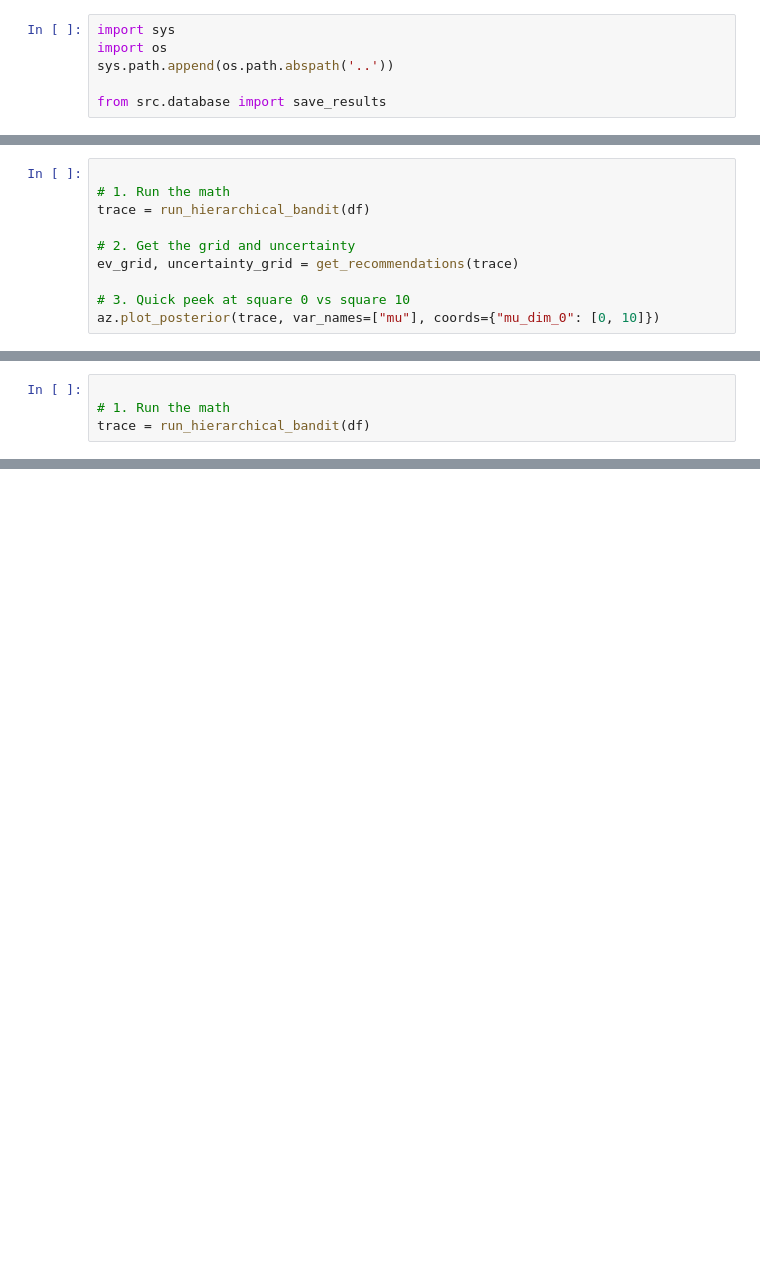
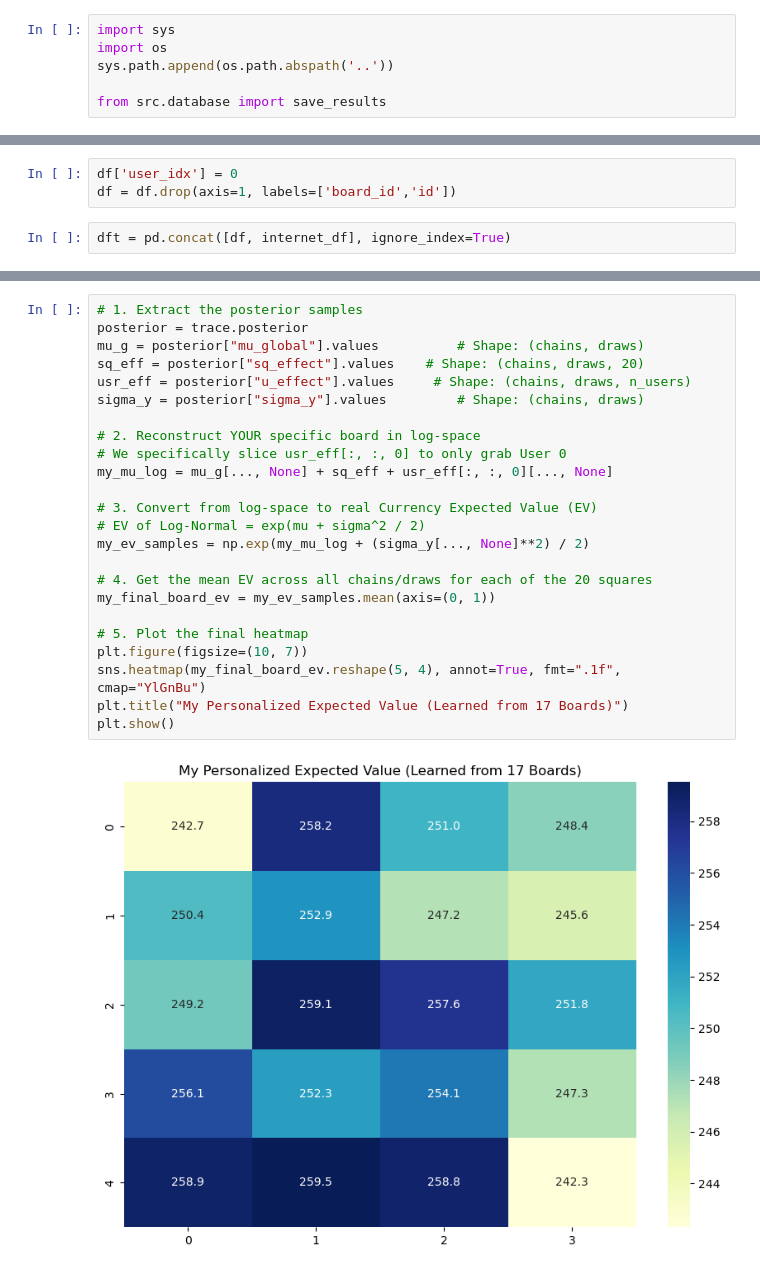
Before and after one commit to ethandeysel/Gameboard-predictor, a Jupyter notebook: notebooks/Exploration.ipynb, the cells around one changed output, grey strips where cells are left out. Saved outputs shown, nothing was run; the diff lists cells and outputs as text; blank space fills up the shorter version.

```diff
--- a/notebooks/Exploration.ipynb
+++ b/notebooks/Exploration.ipynb
@@ -386,10 +102,0 @@ def run_hierarchical_bandit(df):
-# %%
-
-# 1. Run the math
-trace = run_hierarchical_bandit(df)
-
-# 2. Get the grid and uncertainty
-ev_grid, uncertainty_grid = get_recommendations(trace)
-
-# 3. Quick peek at square 0 vs square 10
-az.plot_posterior(trace, var_names=["mu"], coords={"mu_dim_0": [0, 10]})
@@ -459,4 +102,0 @@ def run_hierarchical_bandit(df):
-# %%
-
-# 1. Run the math
-trace = run_hierarchical_bandit(df)
@@ -547,0 +275,5 @@ plot_pbb_heatmap(trace)
+# %%
+df['user_idx'] = 0
+df = df.drop(axis=1, labels=['board_id','id'])
+# %%
+dft = pd.concat([df, internet_df], ignore_index=True)
@@ -547,0 +338,26 @@ plot_pbb_heatmap(trace)
+# %%
+# 1. Extract the posterior samples
+posterior = trace.posterior
+mu_g = posterior["mu_global"].values          # Shape: (chains, draws)
+sq_eff = posterior["sq_effect"].values    # Shape: (chains, draws, 20)
+usr_eff = posterior["u_effect"].values     # Shape: (chains, draws, n_users)
+sigma_y = posterior["sigma_y"].values         # Shape: (chains, draws)
+
+# 2. Reconstruct YOUR specific board in log-space
+# We specifically slice usr_eff[:, :, 0] to only grab User 0
+my_mu_log = mu_g[..., None] + sq_eff + usr_eff[:, :, 0][..., None]
+
+# 3. Convert from log-space to real Currency Expected Value (EV)
+# EV of Log-Normal = exp(mu + sigma^2 / 2)
+my_ev_samples = np.exp(my_mu_log + (sigma_y[..., None]**2) / 2)
+
+# 4. Get the mean EV across all chains/draws for each of the 20 squares
+my_final_board_ev = my_ev_samples.mean(axis=(0, 1))
+
+# 5. Plot the final heatmap
+plt.figure(figsize=(10, 7))
+sns.heatmap(my_final_board_ev.reshape(5, 4), annot=True, fmt=".1f", cmap="YlGnBu")
+plt.title("My Personalized Expected Value (Learned from 17 Boards)")
+plt.show()
+# %% [output]
+[figure, added]
```
Also changed, not shown: parts of 39 cells of this notebook, 12 other files.
